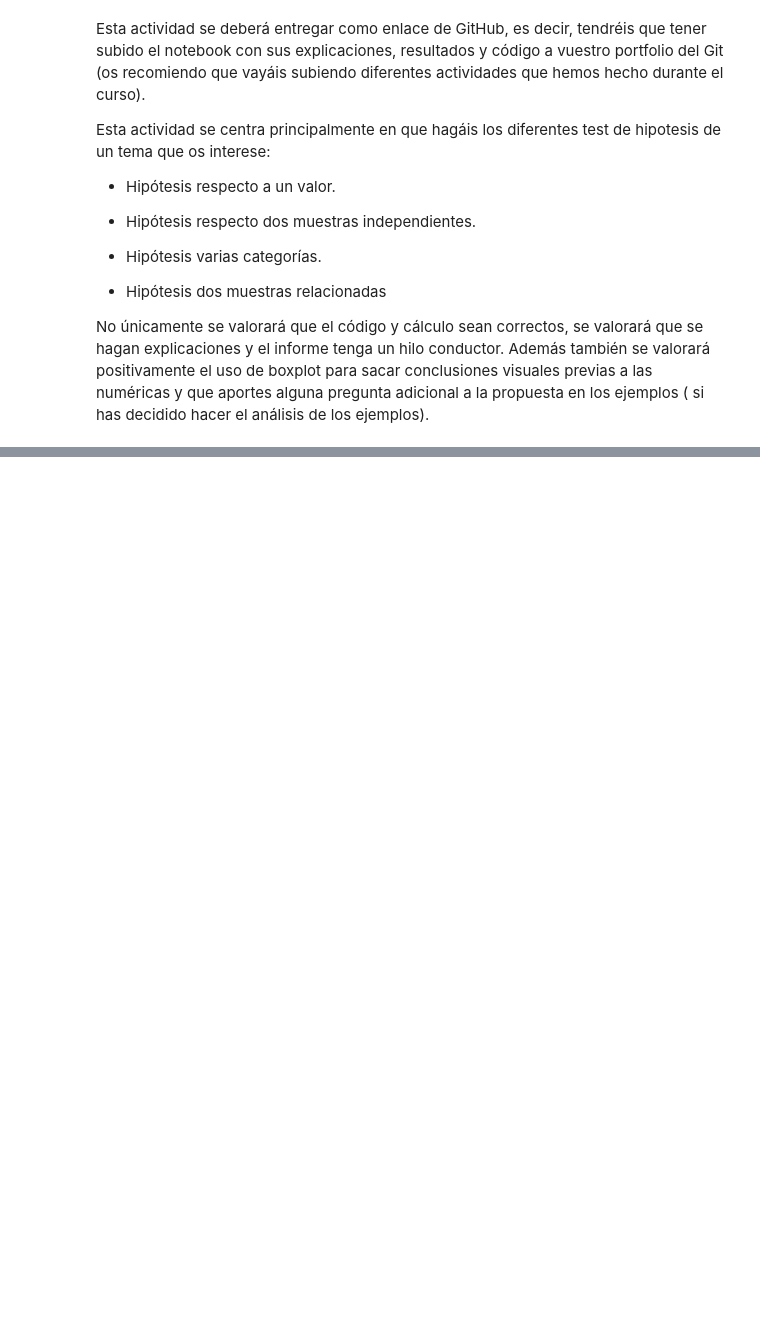
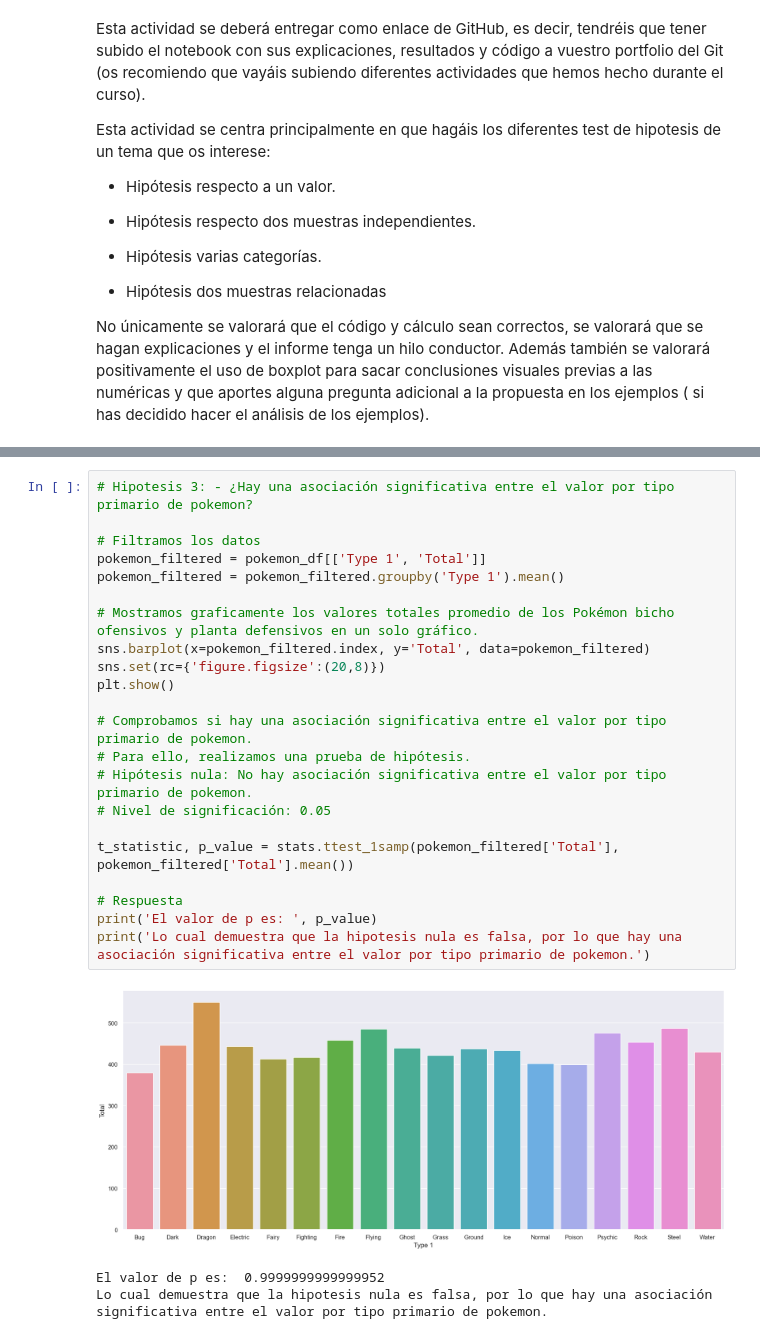
Before and after one commit to gcfp/M03, a Jupyter notebook: evaluable-hypothesis/hypothesisTesting.ipynb, the cells around one changed output, grey strips where cells are left out. Saved outputs shown, nothing was run; the diff lists cells and outputs as text; blank space fills up the shorter version.

```diff
--- a/evaluable-hypothesis/hypothesisTesting.ipynb
+++ b/evaluable-hypothesis/hypothesisTesting.ipynb
@@ -92,0 +111,26 @@ Ttest_indResult(statistic=-1.9401973184338772, pvalue=0.05571387119282511)
+# %%
+# Hipotesis 3: - ¿Hay una asociación significativa entre el valor por tipo primario de pokemon?
+
+# Filtramos los datos
+pokemon_filtered = pokemon_df[['Type 1', 'Total']]
+pokemon_filtered = pokemon_filtered.groupby('Type 1').mean()
+
+# Mostramos graficamente los valores totales promedio de los Pokémon bicho ofensivos y planta defensivos en un solo gráfico.
+sns.barplot(x=pokemon_filtered.index, y='Total', data=pokemon_filtered)
+sns.set(rc={'figure.figsize':(20,8)})
+plt.show()
+
+# Comprobamos si hay una asociación significativa entre el valor por tipo primario de pokemon.
+# Para ello, realizamos una prueba de hipótesis.
+# Hipótesis nula: No hay asociación significativa entre el valor por tipo primario de pokemon.
+# Nivel de significación: 0.05
+
+t_statistic, p_value = stats.ttest_1samp(pokemon_filtered['Total'], pokemon_filtered['Total'].mean())
+
+# Respuesta
+print('El valor de p es: ', p_value)
+print('Lo cual demuestra que la hipotesis nula es falsa, por lo que hay una asociación significativa entre el valor por tipo primario de pokemon.')
+# %% [output]
+[figure, added]
+El valor de p es:  0.9999999999999952
+Lo cual demuestra que la hipotesis nula es falsa, por lo que hay una asociación significativa entre el valor por tipo primario de pokemon.
```
Also changed, not shown: parts of 5 cells of this notebook.
